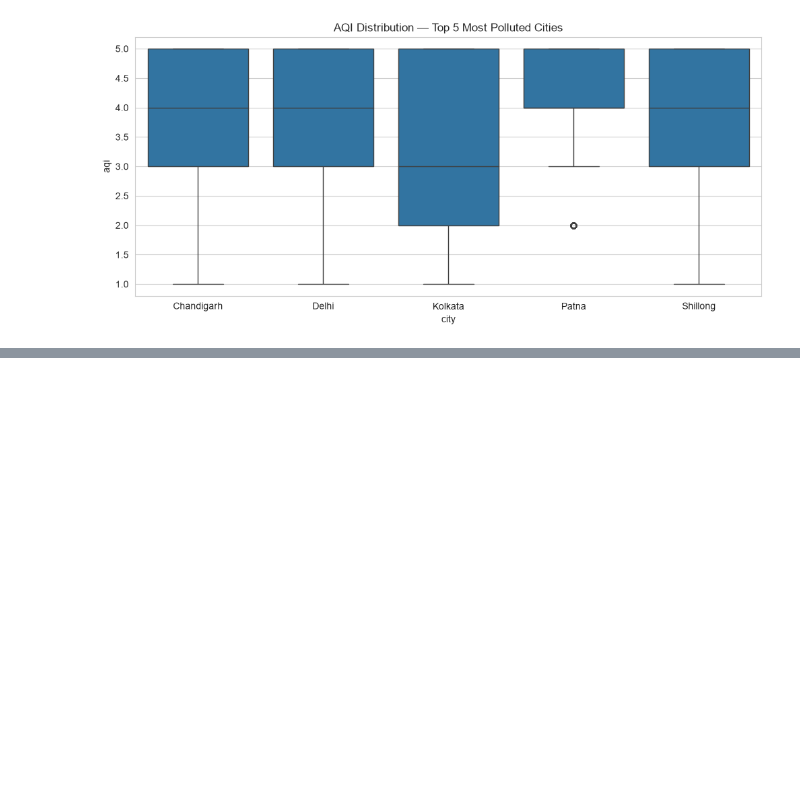
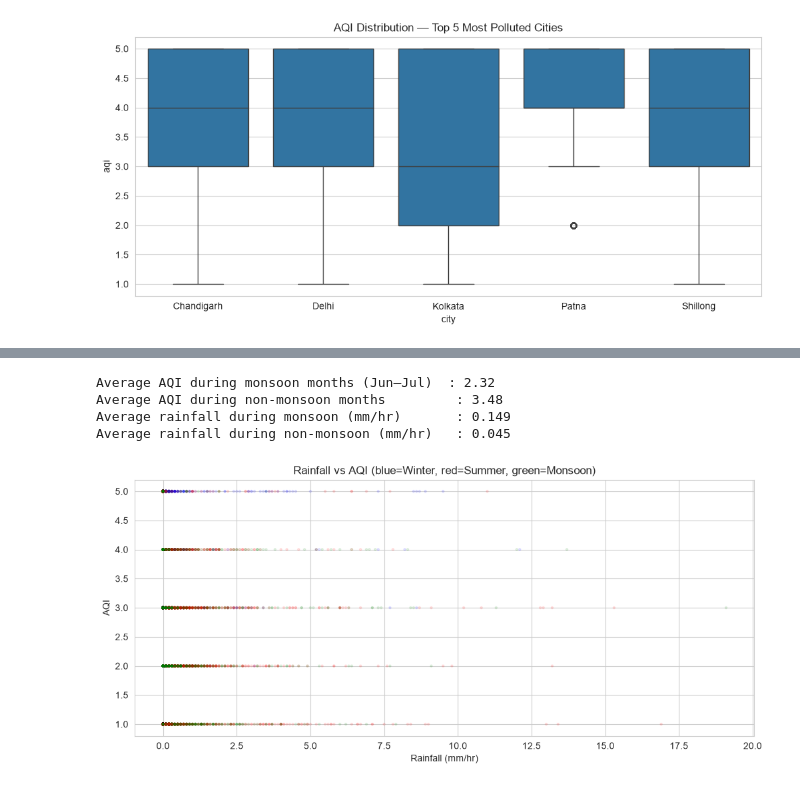
Before and after one commit to bishallaha/vayu, a Jupyter notebook: notebooks/01_eda.ipynb, the cells around one changed output, grey strips where cells are left out. Cells and saved outputs as stored; diff of their text form; code cells hidden in the pictures; blank space fills up the shorter version.

```diff
--- a/notebooks/01_eda.ipynb
+++ b/notebooks/01_eda.ipynb
@@ -169,0 +240,22 @@ plt.show()
+# %%
+monsoon_months = df[df["month"].isin([6, 7])]
+non_monsoon    = df[df["month"].isin([1, 2, 3, 4, 5])]
+
+print(f"Average AQI during monsoon months (Jun–Jul)  : {monsoon_months['aqi'].mean():.2f}")
+print(f"Average AQI during non-monsoon months         : {non_monsoon['aqi'].mean():.2f}")
+print(f"Average rainfall during monsoon (mm/hr)       : {monsoon_months['rainfall_1h_mm'].mean():.3f}")
+print(f"Average rainfall during non-monsoon (mm/hr)   : {non_monsoon['rainfall_1h_mm'].mean():.3f}")
+
+# scatter: rainfall vs AQI colored by season
+colors = df["season"].map({"Winter": "blue", "Summer": "red", "Monsoon": "green"})
+plt.scatter(df["rainfall_1h_mm"], df["aqi"], c=colors, alpha=0.1, s=5)
+plt.title("Rainfall vs AQI (blue=Winter, red=Summer, green=Monsoon)")
+plt.xlabel("Rainfall (mm/hr)")
+plt.ylabel("AQI")
+plt.show()
+# %% [output]
+Average AQI during monsoon months (Jun–Jul)  : 2.32
+Average AQI during non-monsoon months         : 3.48
+Average rainfall during monsoon (mm/hr)       : 0.149
+Average rainfall during non-monsoon (mm/hr)   : 0.045
+[figure, added]
```
Also changed, not shown: parts of 4 cells of this notebook.
